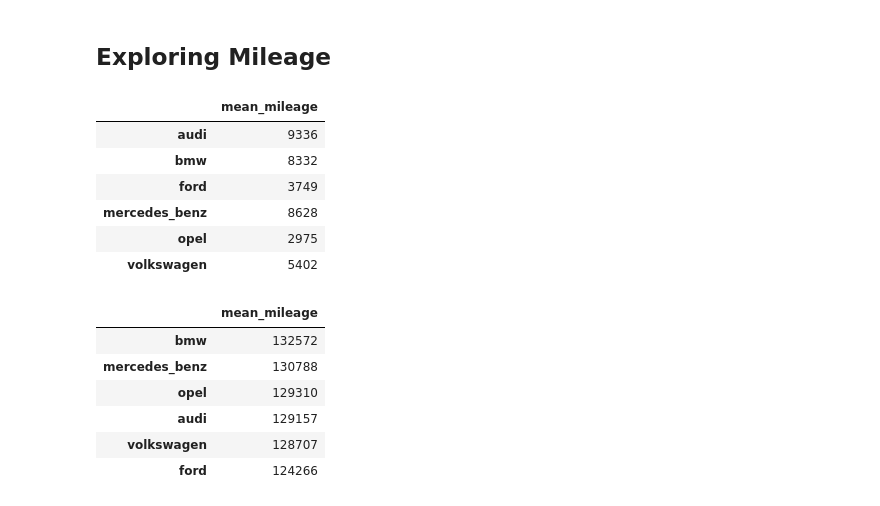
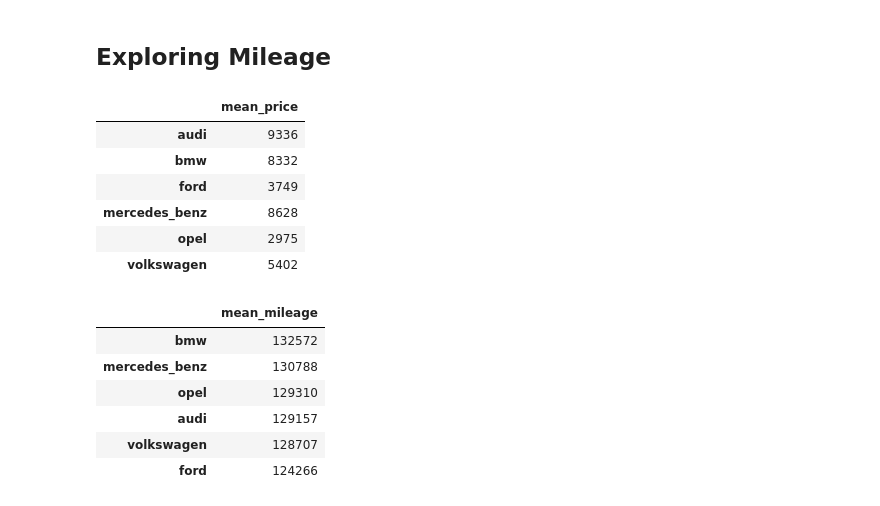
Before and after one commit to dataquestio/solutions, a Jupyter notebook: Mission294Solutions.ipynb, the cells around one changed output. Cells and saved outputs as stored; diff of their text form; code cells hidden in the pictures.

```diff
--- a/Mission294Solutions.ipynb
+++ b/Mission294Solutions.ipynb
@@ -508,9 +508,9 @@ Of the top 5 brands, there is a distinct price gap:
 ## Exploring Mileage
 # %%
 bmp_series = pd.Series(brand_mean_prices)
-pd.DataFrame(bmp_series, columns=["mean_mileage"])
+pd.DataFrame(bmp_series, columns=["mean_price"])
 # %% [output]
-|  | mean_mileage |
+|  | mean_price |
 | audi | 9336 |
 | bmw | 8332 |
 | ford | 3749 |
```
Also changed, not shown: parts of 2 cells of this notebook, 1 other file.
